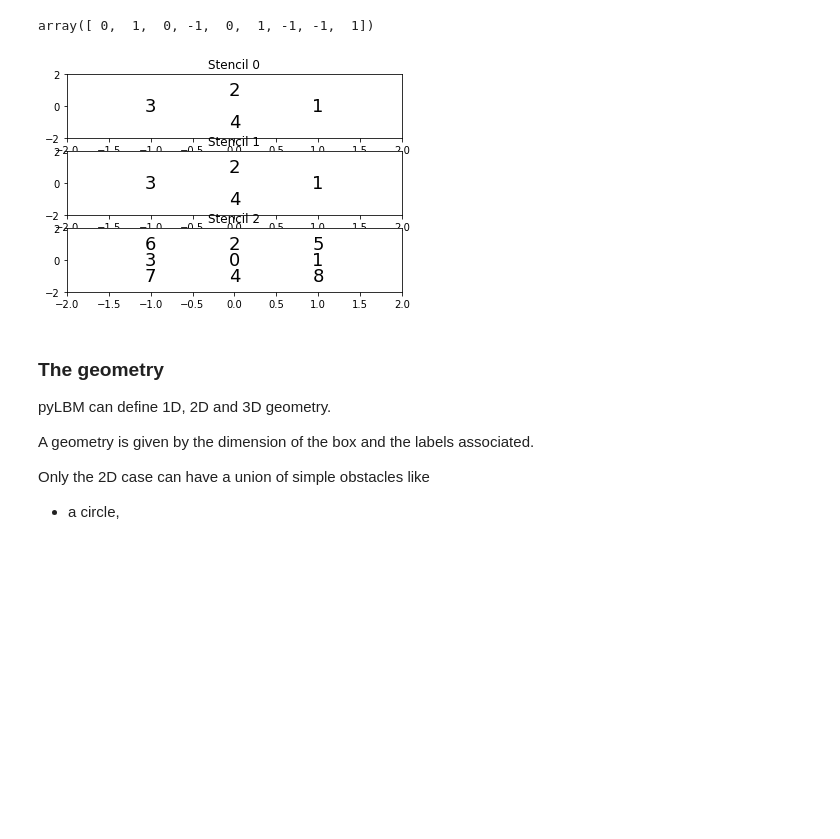
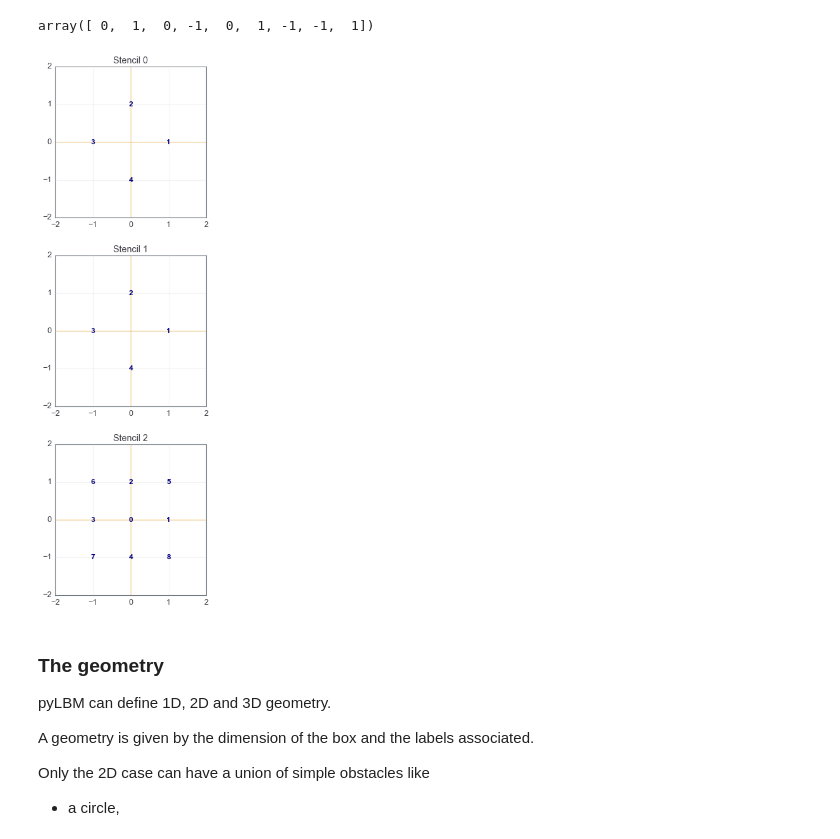
Before and after one commit to pylbm/talks, a Jupyter notebook: 20180403_cmap/pyLBM.ipynb, the cells around one changed output. Saved outputs shown, nothing was run; the diff lists cells and outputs as text; code cells hidden in the pictures; blank space fills up the shorter version.

```diff
--- a/20180403_cmap/pyLBM.ipynb
+++ b/20180403_cmap/pyLBM.ipynb
@@ -307,9 +307,9 @@ s.vx[2]
 # %% [output]
 array([ 0,  1,  0, -1,  0,  1, -1, -1,  1])
 # %%
-s.visualize(v)
+s.visualize()
 # %% [output]
-[figure, old version]
+[figure, new version]
 # %% [markdown]
 ### The geometry
 
```
Also changed, not shown: parts of 6 cells of this notebook, 23 other files.
